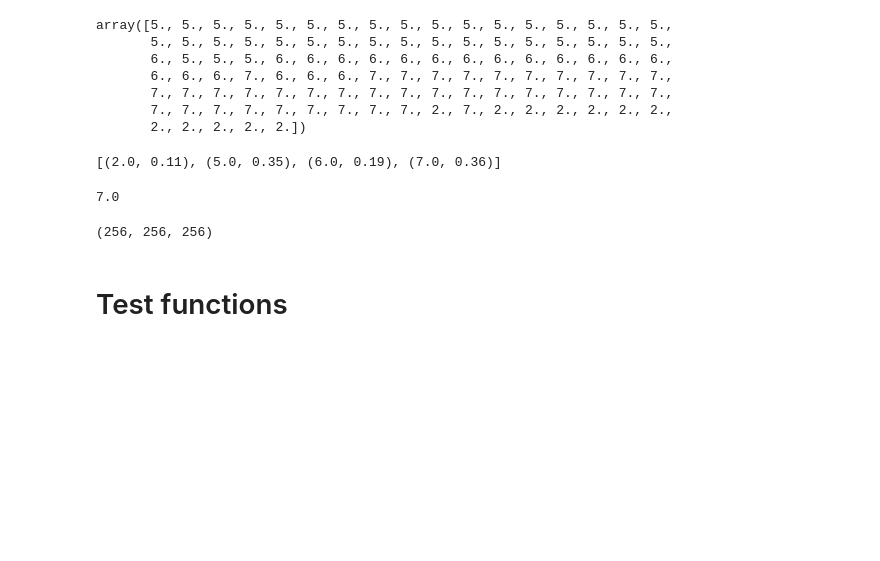
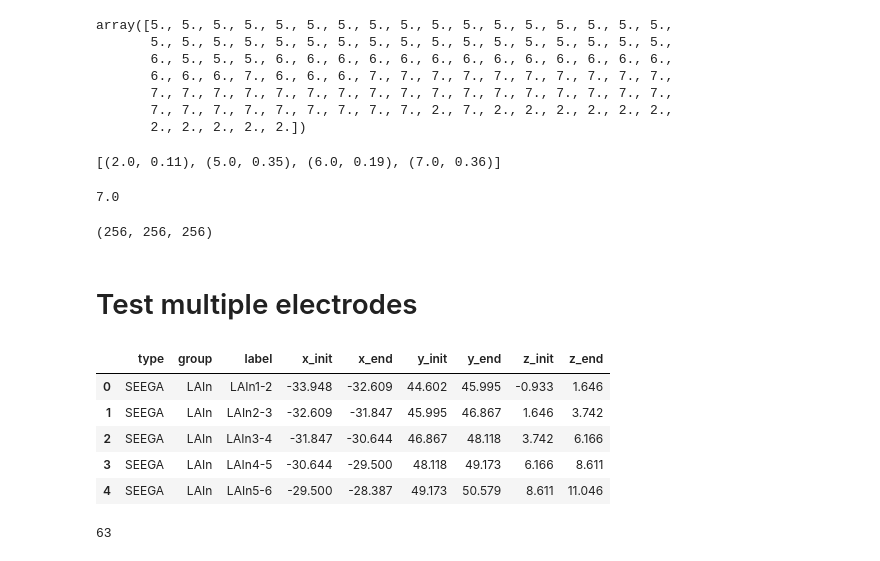
Before and after one commit to mcespedes99/HippiEEGAtlas, a Jupyter notebook: code/DSP/Electrode_localization.ipynb, the cells around one changed output. Cells and saved outputs as stored; diff of their text form; code cells hidden in the pictures; blank space fills up the shorter version.

```diff
--- a/code/DSP/Electrode_localization.ipynb
+++ b/code/DSP/Electrode_localization.ipynb
@@ -241,4 +235,4 @@ data.shape
 # %% [output]
 (256, 256, 256)
 # %% [markdown]
-# Test functions
+# Test multiple electrodes
@@ -244,0 +244,11 @@ data.shape
+# %%
+channels_tsv = '/scratch/mcesped/Results/seegprep/hipp_run/work/sub-068/ses-005/ieeg/sub-068_ses-005_task-full_rec-reref_run-01_reref_native_space.tsv'
+df_channels = pd.read_csv(channels_tsv, sep='\t')
+df_channels.head()
+# %% [output]
+|  | type | group | label | x_init | x_end | y_init | y_end | z_init | z_end |
+| 0 | SEEGA | LAIn | LAIn1-2 | -33.948 | -32.609 | 44.602 | 45.995 | -0.933 | 1.646 |
+| 1 | SEEGA | LAIn | LAIn2-3 | -32.609 | -31.847 | 45.995 | 46.867 | 1.646 | 3.742 |
+| 2 | SEEGA | LAIn | LAIn3-4 | -31.847 | -30.644 | 46.867 | 48.118 | 3.742 | 6.166 |
+| 3 | SEEGA | LAIn | LAIn4-5 | -30.644 | -29.500 | 48.118 | 49.173 | 6.166 | 8.611 |
+| 4 | SEEGA | LAIn | LAIn5-6 | -29.500 | -28.387 | 49.173 | 50.579 | 8.611 | 11.046 |
@@ -244,0 +336,4 @@ data.shape
+# %%
+len(vox_init)
+# %% [output]
+63
```
Also changed, not shown: parts of 24 cells of this notebook, 2 other files.
